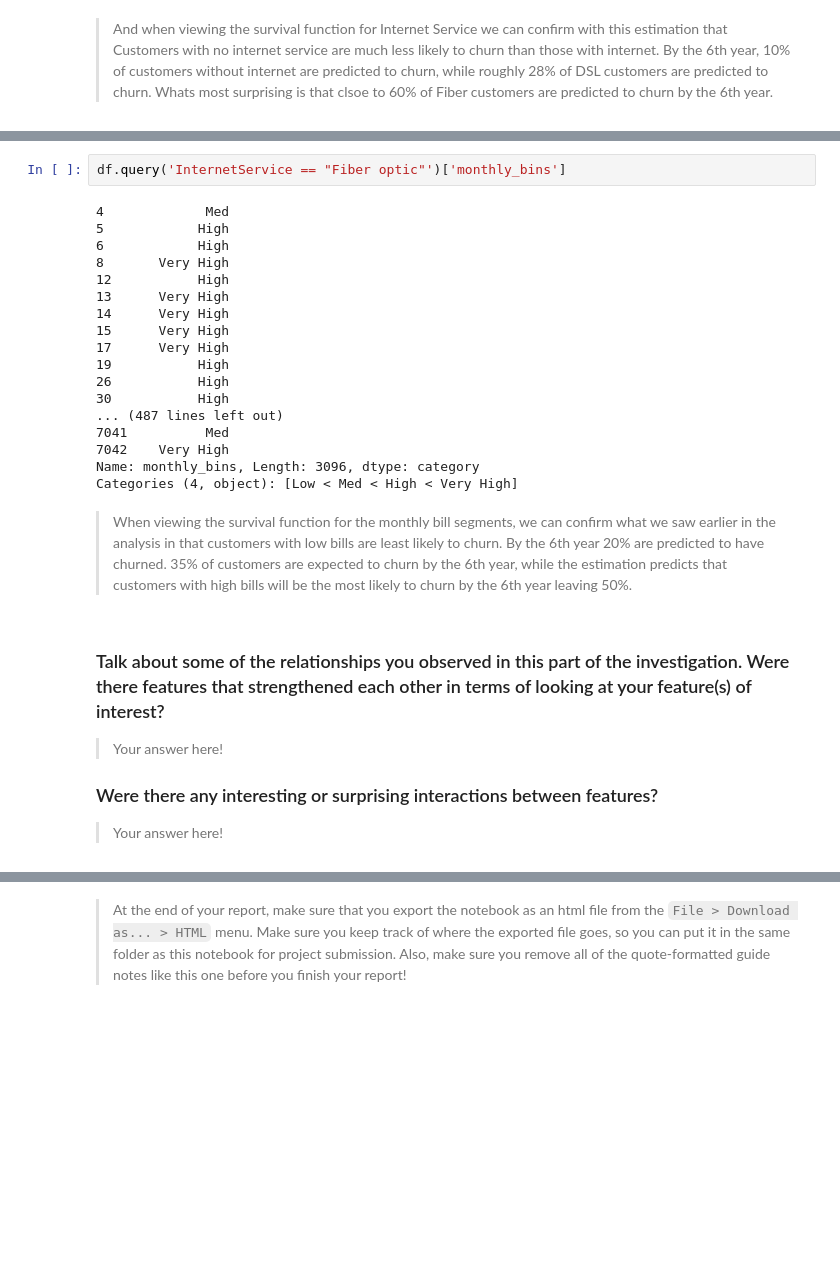
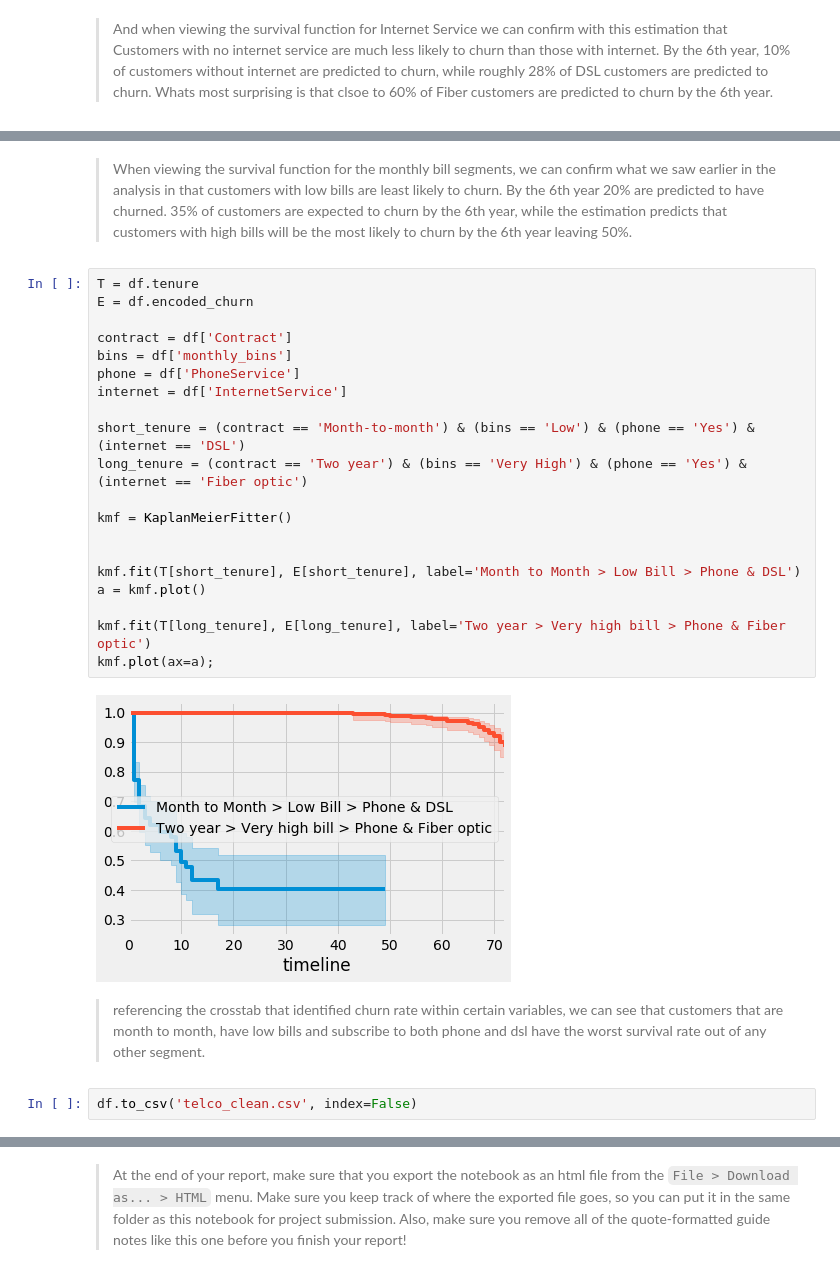
Before and after one commit to ashannon828/communicating_data_findings, a Jupyter notebook: exploration_template.ipynb, the cells around one changed output, grey strips where cells are left out. Cells and saved outputs as stored; diff of their text form; blank space fills up the shorter version.

```diff
--- a/exploration_template.ipynb
+++ b/exploration_template.ipynb
@@ -792,33 +833,31 @@ plt.title('Customer Retention')
 plt.xticks(ticks=[12, 24, 36, 48, 60, 72]);
 # %% [output]
 [figure]
-# %%
-df.query('InternetService == "Fiber optic"')['monthly_bins']
-# %% [output]
-4             Med
-5            High
-6            High
-8       Very High
-12           High
-13      Very High
-14      Very High
-15      Very High
-17      Very High
-19           High
-26           High
-30           High
-... (487 lines left out)
-7041          Med
-7042    Very High
-Name: monthly_bins, Length: 3096, dtype: category
-Categories (4, object): [Low < Med < High < Very High]
 # %% [markdown]
 > When viewing the survival function for the monthly bill segments, we can confirm what we saw earlier in the analysis in that customers with low bills are least likely to churn.  By the 6th year 20% are predicted to have churned.  35% of customers are expected to churn by the 6th year, while the estimation predicts that customers with high bills will be the most likely to churn by the 6th year leaving 50%.
-# %% [markdown]
-### Talk about some of the relationships you observed in this part of the investigation. Were there features that strengthened each other in terms of looking at your feature(s) of interest?
-
-> Your answer here!
-
-### Were there any interesting or surprising interactions between features?
-
-> Your answer here!
+# %%
+T = df.tenure
+E = df.encoded_churn
+
+contract = df['Contract']
+bins = df['monthly_bins']
+phone = df['PhoneService']
+internet = df['InternetService']
+
+short_tenure = (contract == 'Month-to-month') & (bins == 'Low') & (phone == 'Yes') & (internet == 'DSL')
+long_tenure = (contract == 'Two year') & (bins == 'Very High') & (phone == 'Yes') & (internet == 'Fiber optic')
+
+kmf = KaplanMeierFitter()
+
+
+kmf.fit(T[short_tenure], E[short_tenure], label='Month to Month > Low Bill > Phone & DSL')
+a = kmf.plot()
+
+kmf.fit(T[long_tenure], E[long_tenure], label='Two year > Very high bill > Phone & Fiber optic')
+kmf.plot(ax=a);
+# %% [output]
+[figure, added]
+# %% [markdown]
+> referencing the crosstab that identified churn rate within certain variables, we can see that customers that are month to month, have low bills and subscribe to both phone and dsl have the worst survival rate out of any other segment.
+# %%
+df.to_csv('telco_clean.csv', index=False)
```
Also changed, not shown: parts of 6 cells of this notebook, 5 other files.
